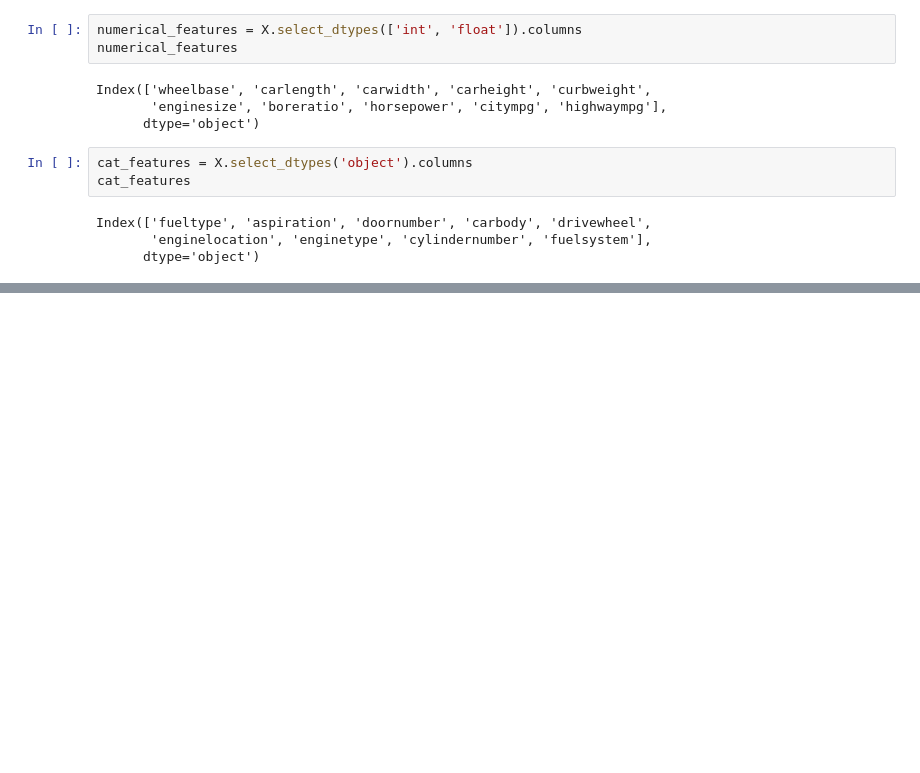
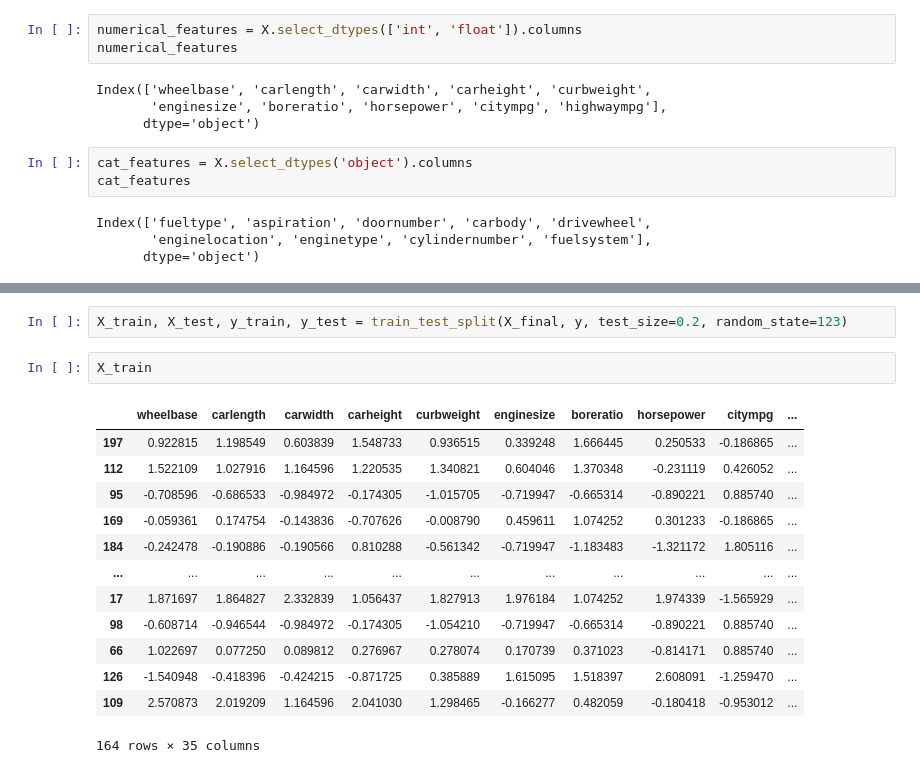
Before and after one commit to DeepratanKushwaha/ML-1-July-24, a Jupyter notebook: 9.Car price prediction.ipynb, the cells around one changed output, grey strips where cells are left out. Drawn from its saved outputs; the diff is of its cells as text; blank space fills up the shorter version.

```diff
--- a/9.Car price prediction.ipynb
+++ b/9.Car price prediction.ipynb
@@ -366,0 +490,18 @@ Index(['fueltype', 'aspiration', 'doornumber', 'carbody', 'drivewheel',
+# %%
+X_train, X_test, y_train, y_test = train_test_split(X_final, y, test_size=0.2, random_state=123)
+# %%
+X_train
+# %% [output]
+|  | wheelbase | carlength | carwidth | carheight | curbweight | enginesize | boreratio | horsepower | citympg | ... |
+| 197 | 0.922815 | 1.198549 | 0.603839 | 1.548733 | 0.936515 | 0.339248 | 1.666445 | 0.250533 | -0.186865 | ... |
+| 112 | 1.522109 | 1.027916 | 1.164596 | 1.220535 | 1.340821 | 0.604046 | 1.370348 | -0.231119 | 0.426052 | ... |
+| 95 | -0.708596 | -0.686533 | -0.984972 | -0.174305 | -1.015705 | -0.719947 | -0.665314 | -0.890221 | 0.885740 | ... |
+| 169 | -0.059361 | 0.174754 | -0.143836 | -0.707626 | -0.008790 | 0.459611 | 1.074252 | 0.301233 | -0.186865 | ... |
+| 184 | -0.242478 | -0.190886 | -0.190566 | 0.810288 | -0.561342 | -0.719947 | -1.183483 | -1.321172 | 1.805116 | ... |
+| ... | ... | ... | ... | ... | ... | ... | ... | ... | ... | ... |
+| 17 | 1.871697 | 1.864827 | 2.332839 | 1.056437 | 1.827913 | 1.976184 | 1.074252 | 1.974339 | -1.565929 | ... |
+| 98 | -0.608714 | -0.946544 | -0.984972 | -0.174305 | -1.054210 | -0.719947 | -0.665314 | -0.890221 | 0.885740 | ... |
+| 66 | 1.022697 | 0.077250 | 0.089812 | 0.276967 | 0.278074 | 0.170739 | 0.371023 | -0.814171 | 0.885740 | ... |
+| 126 | -1.540948 | -0.418396 | -0.424215 | -0.871725 | 0.385889 | 1.615095 | 1.518397 | 2.608091 | -1.259470 | ... |
+| 109 | 2.570873 | 2.019209 | 1.164596 | 2.041030 | 1.298465 | -0.166277 | 0.482059 | -0.180418 | -0.953012 | ... |
+164 rows × 35 columns
```
Also changed, not shown: parts of 13 cells of this notebook, 2 other files.
